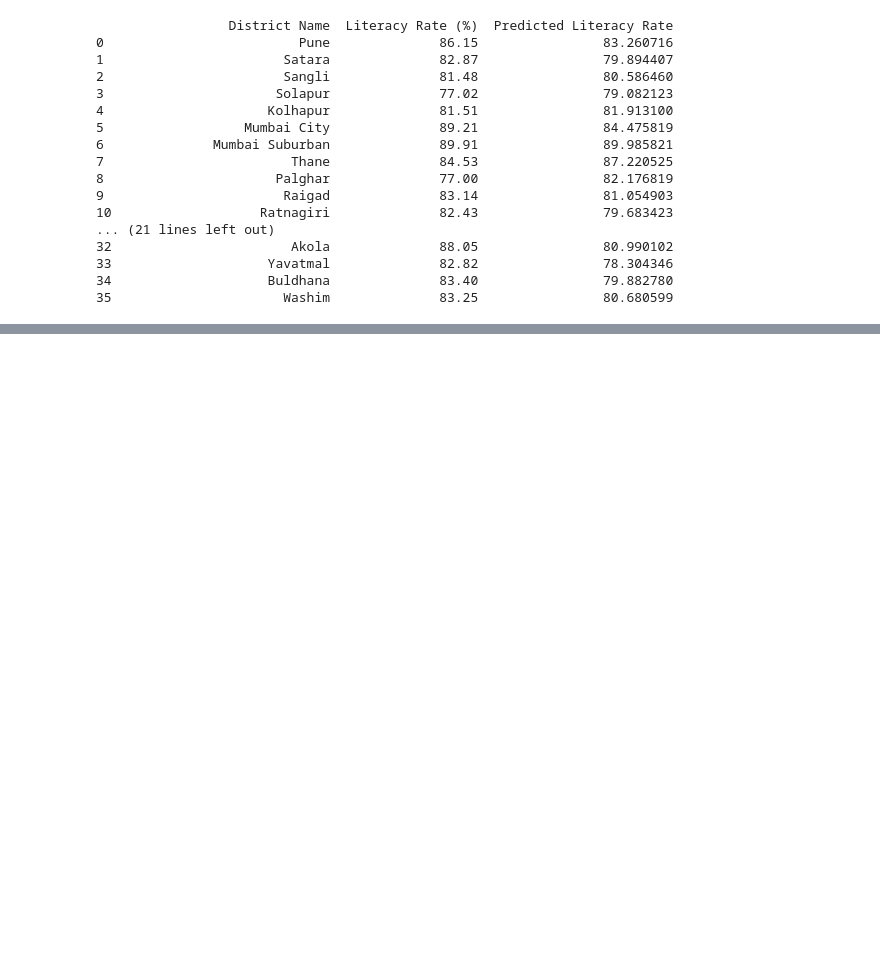
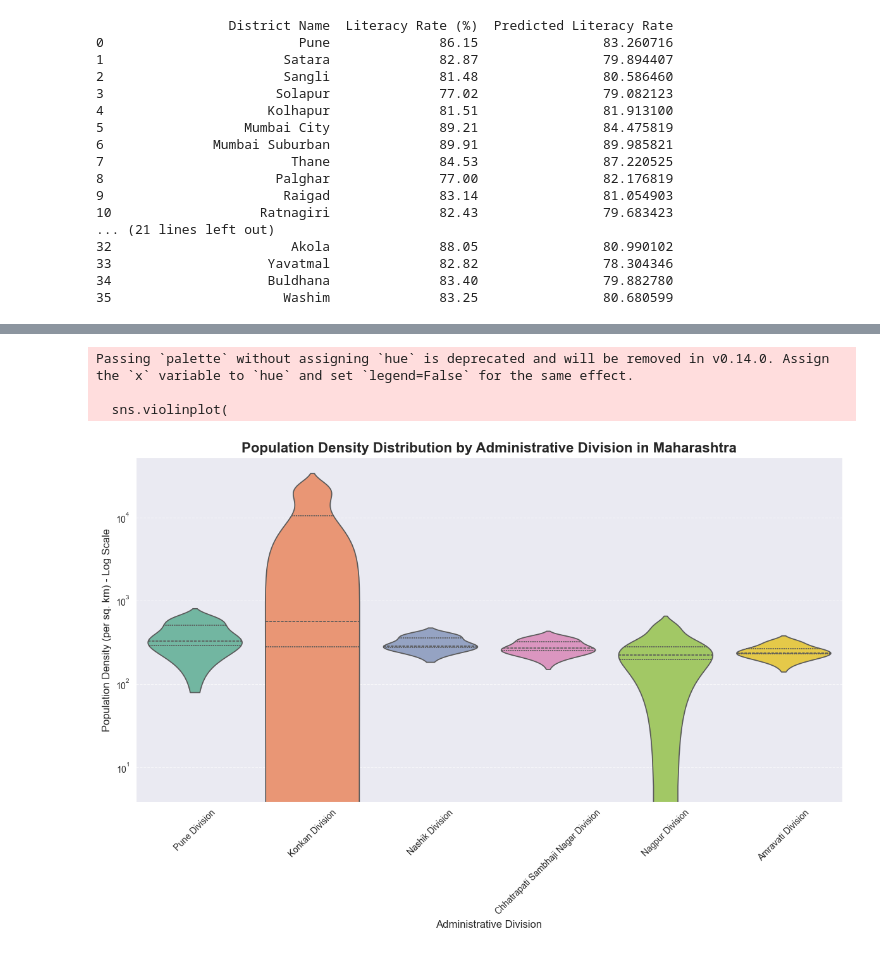
Before and after one commit to mothgharenimish/Maharashtra-Data-Project, a Jupyter notebook: mah.ipynb, the cells around one changed output, grey strips where cells are left out. Cells and saved outputs as stored; diff of their text form; code cells hidden in the pictures; blank space fills up the shorter version.

```diff
--- a/mah.ipynb
+++ b/mah.ipynb
@@ -519,3 +519,16 @@ print(mhData[["District Name", "Literacy Rate (%)", "Predicted Literacy Rate"]])
 33                    Yavatmal              82.82                78.304346
 34                    Buldhana              83.40                79.882780
 35                      Washim              83.25                80.680599
+# %%
+#Predict future Population Growth of districts.
+X = mhData[['Population (Census 2011)','Area (in sq. km)','Literacy Rate (%)']]
+Y = mhData[['Population (Census 2011)']] * 1.15
+
+X_train, X_test, Y_train, Y_test = train_test_split(X, Y, test_size=0.2, random_state=42)
+
+model = LinearRegression()
+model.fit(X_train,Y_train)
+
+mhData['Predicted_Population_2021'] = model.predict(X).astype(int)
+
+print(mhData[['District Name','Population (Census 2011)','Predicted_Population_2021']])
@@ -521,0 +553,30 @@ print(mhData[["District Name", "Literacy Rate (%)", "Predicted Literacy Rate"]])
+# %%
+#Plot a violin plot for 'Population Density' by Administrative Division
+plt.figure(figsize=(12, 8))
+
+sns.violinplot(
+    x = 'Administrative Division',
+    y = 'Population Density (per sq. km)',
+    data = mhData,
+    palette = 'Set2',
+    inner='quartile'
+)
+
+plt.title('Population Density Distribution by Administrative Division in Maharashtra',
+          fontsize=16, fontweight='bold')
+plt.xlabel('Administrative Division', fontsize=12)
+plt.ylabel('Population Density (per sq. km)', fontsize=12)
+plt.xticks(rotation=45)
+
+plt.grid(axis='y', linestyle='--', alpha=0.7)
+
+plt.yscale('log')
+plt.ylabel('Population Density (per sq. km) - Log Scale')
+
+plt.tight_layout()
+plt.show()
+# %% [output]
+Passing `palette` without assigning `hue` is deprecated and will be removed in v0.14.0. Assign the `x` variable to `hue` and set `legend=False` for the same effect.
+
+  sns.violinplot(
+[figure, added]
```
Also changed, not shown: parts of 2 cells of this notebook.
